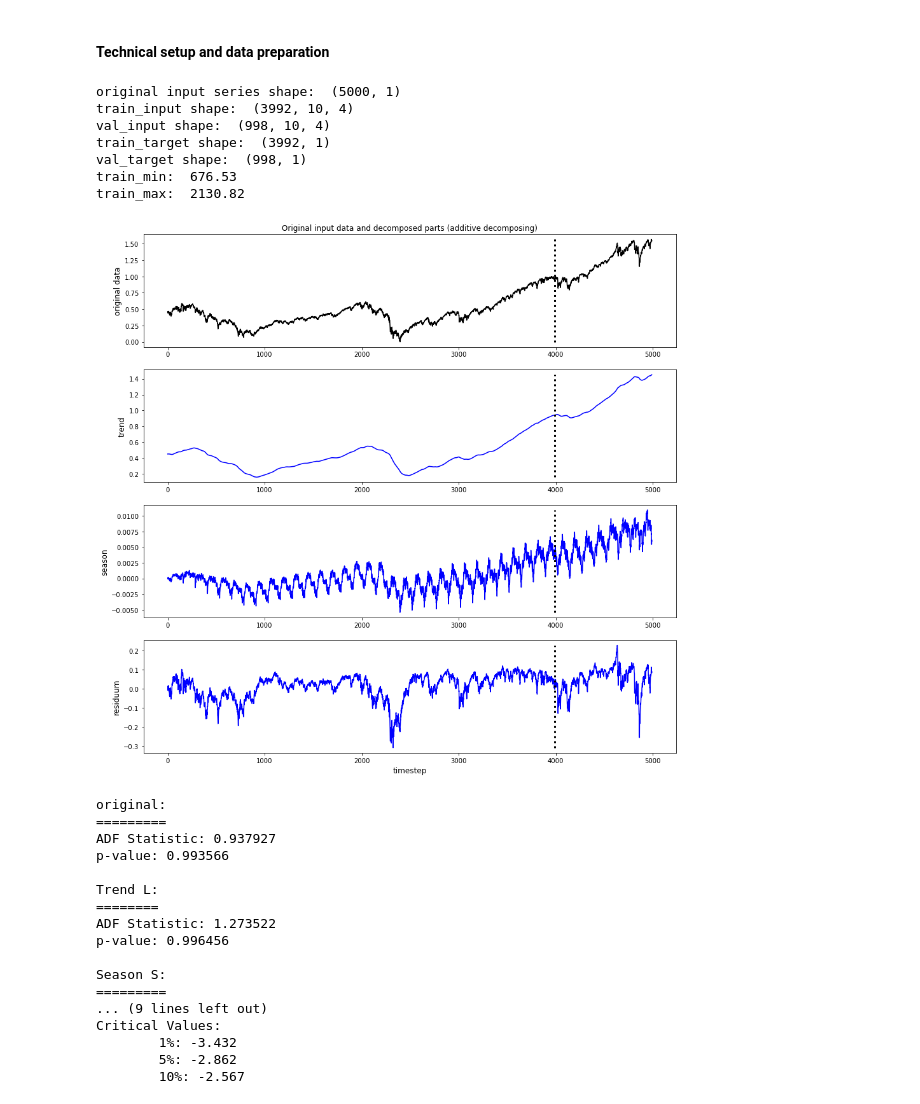
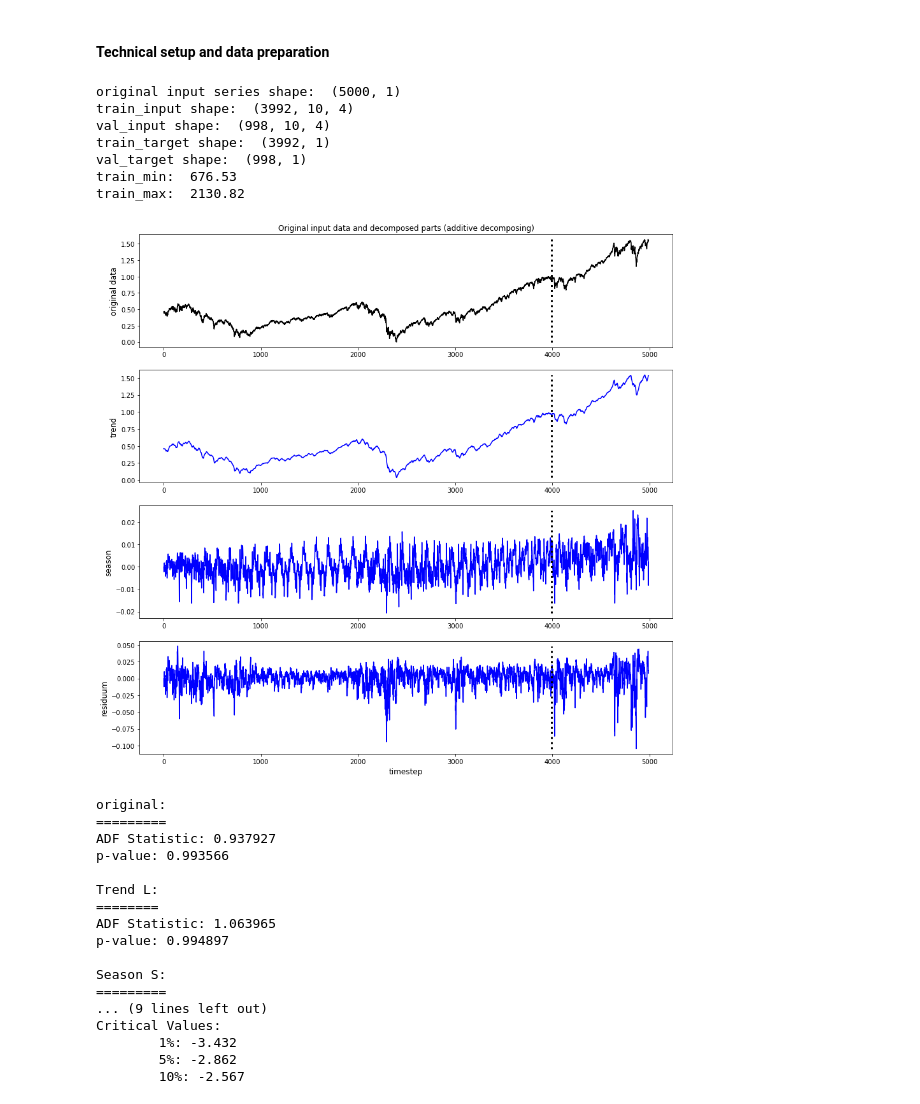
Before and after one commit to MarcoLandtHayen/EchoStateNetworks, a Jupyter notebook: notebooks/ESN_exp04.ipynb, the cells around one changed output. Drawn from its saved outputs; the diff is of its cells as text; code cells hidden in the pictures.

```diff
--- a/notebooks/ESN_exp04.ipynb
+++ b/notebooks/ESN_exp04.ipynb
@@ -22,22 +33,22 @@ SP500_abs = np.array(SP500_abs).astype('float64')
 # %%
 train_input, val_input, train_target, val_target, input_min, input_max = decompose_split(SP500_abs,
                                                                                          input_length=10,
                                                                                          target_length=1,
                                                                                          train_val_split=0.8,
-                                                                                         alpha=0.01,
-                                                                                         gamma=0.01,
-                                                                                         s=125,
+                                                                                         alpha=0.15,
+                                                                                         gamma=0.15,
+                                                                                         s=126,
                                                                                          scaled_YN=True,
                                                                                          verbose=True)
 # %% [output]
 original input series shape:  (5000, 1)
 train_input shape:  (3992, 10, 4)
 val_input shape:  (998, 10, 4)
 train_target shape:  (3992, 1)
 val_target shape:  (998, 1)
 train_min:  676.53
 train_max:  2130.82
-[figure, old version]
+[figure, new version]
 original:
 =========
 ADF Statistic: 0.937927
@@ -45,8 +56,8 @@ p-value: 0.993566
 
 Trend L:
 ========
-ADF Statistic: 1.273522
-p-value: 0.996456
+ADF Statistic: 1.063965
+p-value: 0.994897
 
 Season S:
 =========
```
Also changed, not shown: parts of 29 cells of this notebook, 3 other files.
